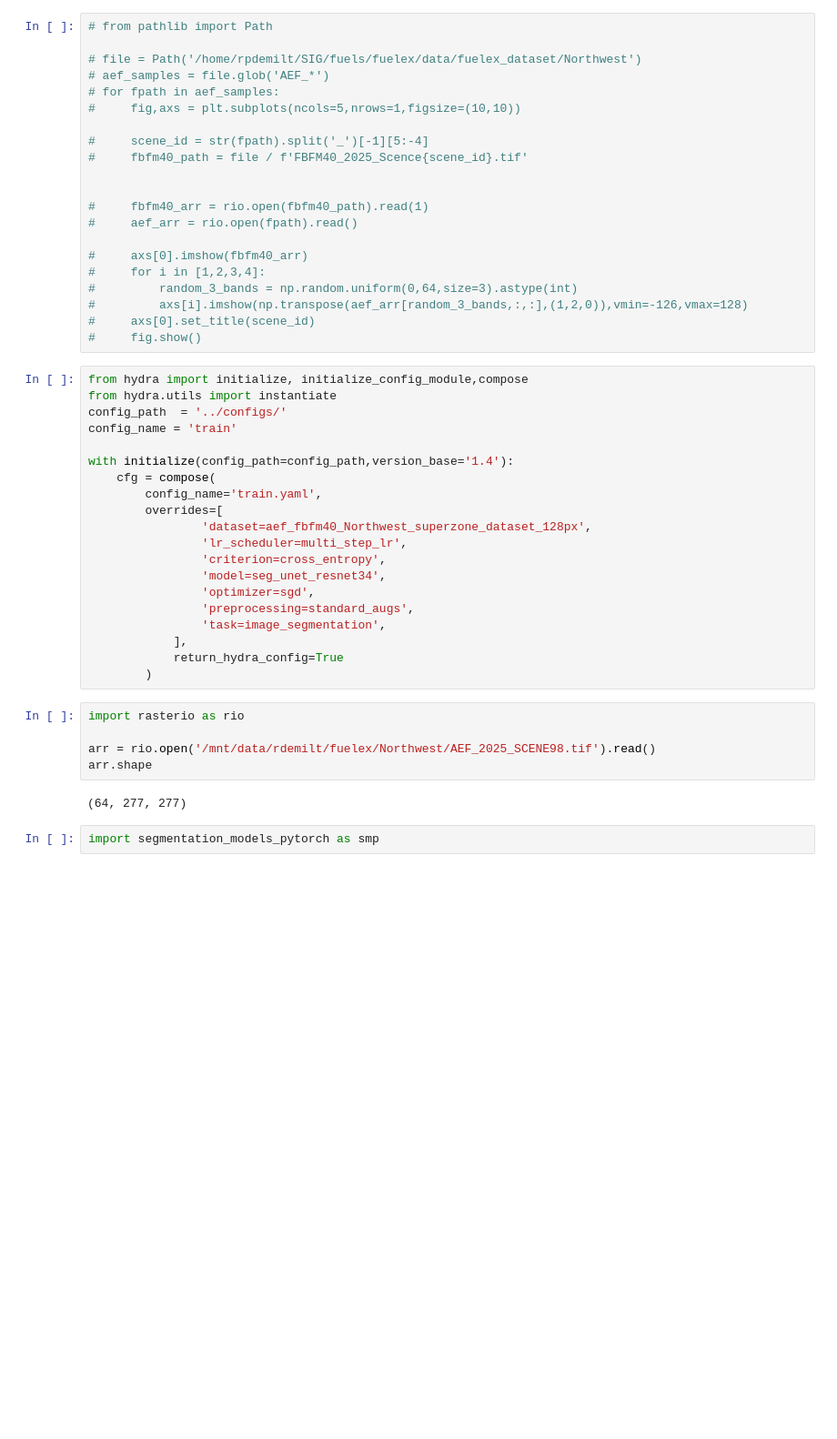
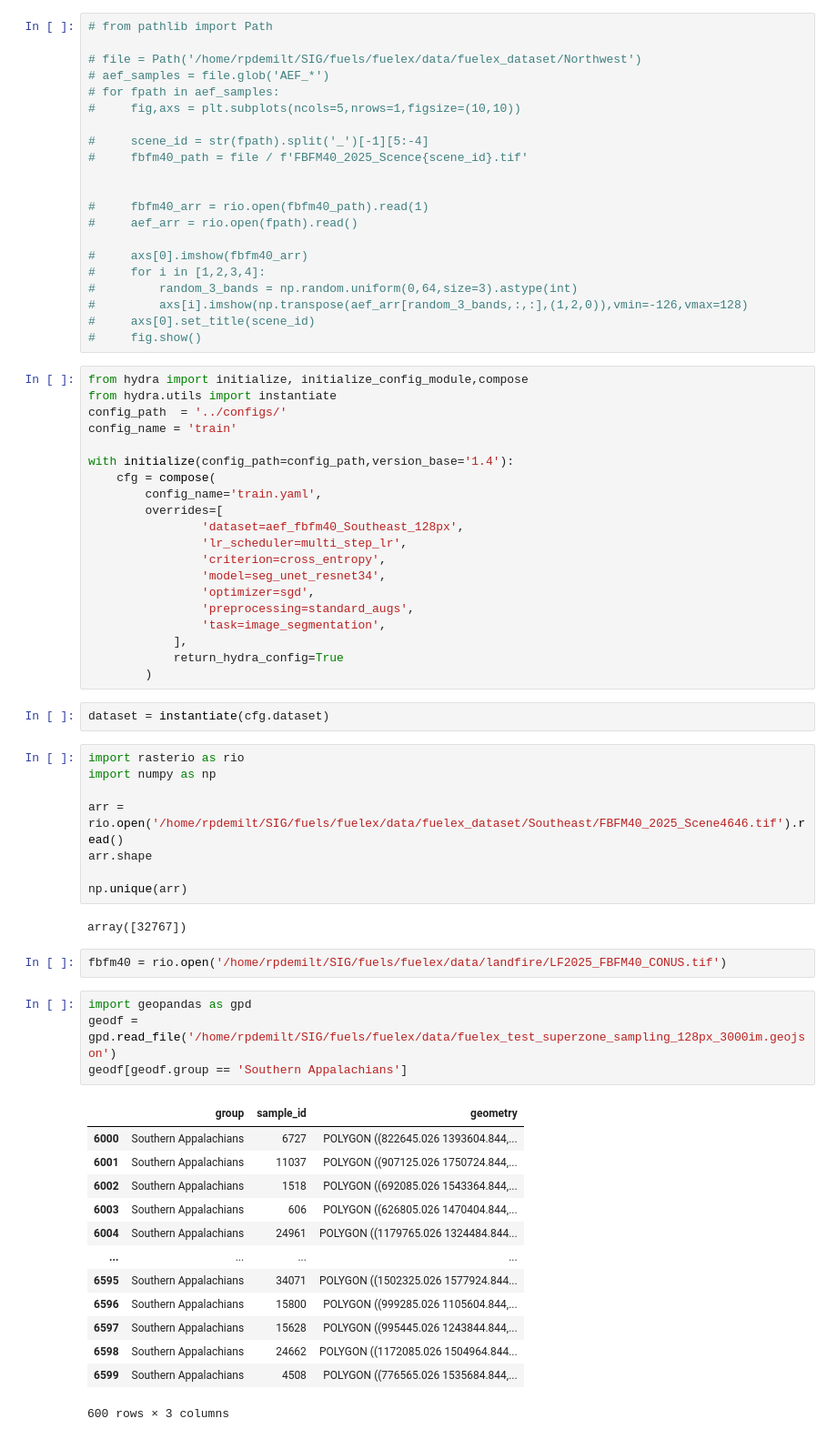
Before and after one commit to ryanpdemilt/fuelex, a Jupyter notebook: notebooks/workshop.ipynb, the cells around one changed output. Shown at 91% size. Cells and saved outputs as stored; diff of their text form; blank space fills up the shorter version.

```diff
--- a/notebooks/workshop.ipynb
+++ b/notebooks/workshop.ipynb
@@ -147,7 +159,7 @@ with initialize(config_path=config_path,version_base='1.4'):
     cfg = compose(
         config_name='train.yaml',
         overrides=[
-                'dataset=aef_fbfm40_Northwest_superzone_dataset_128px',
+                'dataset=aef_fbfm40_Southeast_128px',
                 'lr_scheduler=multi_step_lr',
                 'criterion=cross_entropy',
                 'model=seg_unet_resnet34',
@@ -157,12 +169,35 @@ with initialize(config_path=config_path,version_base='1.4'):
             ],
             return_hydra_config=True
         )
+# %%
+dataset = instantiate(cfg.dataset)
 # %%
 import rasterio as rio
+import numpy as np
 
-arr = rio.open('/mnt/data/rdemilt/fuelex/Northwest/AEF_2025_SCENE98.tif').read()
+arr = rio.open('/home/rpdemilt/SIG/fuels/fuelex/data/fuelex_dataset/Southeast/FBFM40_2025_Scene4646.tif').read()
 arr.shape
+
+np.unique(arr)
 # %% [output]
-(64, 277, 277)
+array([32767])
-# %%
-import segmentation_models_pytorch as smp
+# %%
+fbfm40 = rio.open('/home/rpdemilt/SIG/fuels/fuelex/data/landfire/LF2025_FBFM40_CONUS.tif')
+# %%
+import geopandas as gpd
+geodf = gpd.read_file('/home/rpdemilt/SIG/fuels/fuelex/data/fuelex_test_superzone_sampling_128px_3000im.geojson')
+geodf[geodf.group == 'Southern Appalachians']
+# %% [output]
+|  | group | sample_id | geometry |
+| 6000 | Southern Appalachians | 6727 | POLYGON ((822645.026 1393604.844,... |
+| 6001 | Southern Appalachians | 11037 | POLYGON ((907125.026 1750724.844,... |
+| 6002 | Southern Appalachians | 1518 | POLYGON ((692085.026 1543364.844,... |
+| 6003 | Southern Appalachians | 606 | POLYGON ((626805.026 1470404.844,... |
+| 6004 | Southern Appalachians | 24961 | POLYGON ((1179765.026 1324484.844... |
+| ... | ... | ... | ... |
+| 6595 | Southern Appalachians | 34071 | POLYGON ((1502325.026 1577924.844... |
+| 6596 | Southern Appalachians | 15800 | POLYGON ((999285.026 1105604.844,... |
+| 6597 | Southern Appalachians | 15628 | POLYGON ((995445.026 1243844.844,... |
+| 6598 | Southern Appalachians | 24662 | POLYGON ((1172085.026 1504964.844... |
+| 6599 | Southern Appalachians | 4508 | POLYGON ((776565.026 1535684.844,... |
+600 rows × 3 columns
```
Also changed, not shown: parts of 10 cells of this notebook, 22 other files.
